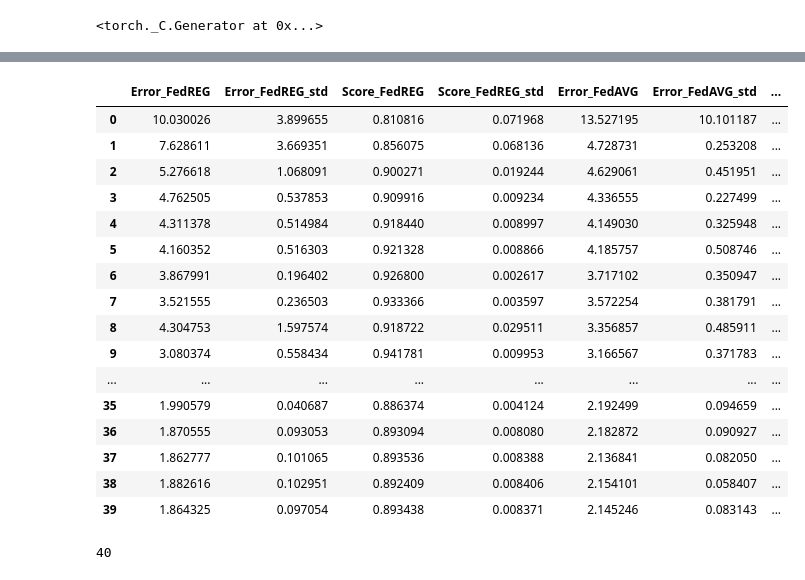
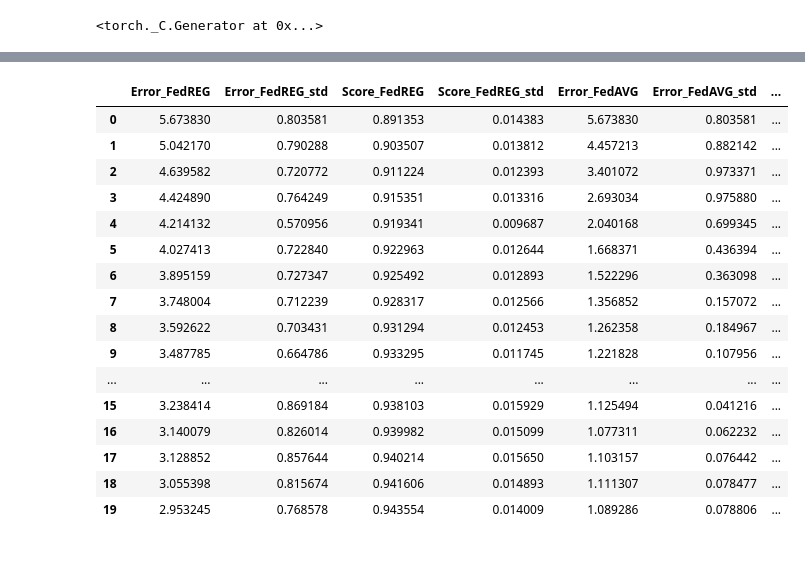
Before and after one commit to alexbergamasco96/NS_FederatedLearning, a Jupyter notebook: Multiprocessing_Iterations.ipynb, the cells around one changed output, grey strips where cells are left out. Cells and saved outputs as stored; diff of their text form; code cells hidden in the pictures.

```diff
--- a/Multiprocessing_Iterations.ipynb
+++ b/Multiprocessing_Iterations.ipynb
@@ -35,7 +35,7 @@ torch.manual_seed(0)
 <torch._C.Generator at 0x...>
 # %%
 test_family = 'NonLinearModel_NonLinearTask'
-test_name = 'test0'
+test_name = 'test8'
 # %%
 import concurrent.futures
 import multiprocessing as mp
@@ -170,20 +170,20 @@ df.to_csv("Results/Non_Stationary/"+test_family+"/data/"+test_name+".csv", index
 # %%
-pd.read_csv("Results/Non_Stationary/"+test_family+"/data/"+test_name+".csv")
+pd.read_csv("Results/Stationary/"+test_family+"/data/"+test_name+"_.csv")
 # %% [output]
 |  | Error_FedREG | Error_FedREG_std | Score_FedREG | Score_FedREG_std | Error_FedAVG | Error_FedAVG_std | ... |
-| 0 | 10.030026 | 3.899655 | 0.810816 | 0.071968 | 13.527195 | 10.101187 | ... |
-| 1 | 7.628611 | 3.669351 | 0.856075 | 0.068136 | 4.728731 | 0.253208 | ... |
-| 2 | 5.276618 | 1.068091 | 0.900271 | 0.019244 | 4.629061 | 0.451951 | ... |
-| 3 | 4.762505 | 0.537853 | 0.909916 | 0.009234 | 4.336555 | 0.227499 | ... |
-| 4 | 4.311378 | 0.514984 | 0.918440 | 0.008997 | 4.149030 | 0.325948 | ... |
-| 5 | 4.160352 | 0.516303 | 0.921328 | 0.008866 | 4.185757 | 0.508746 | ... |
-| 6 | 3.867991 | 0.196402 | 0.926800 | 0.002617 | 3.717102 | 0.350947 | ... |
-| 7 | 3.521555 | 0.236503 | 0.933366 | 0.003597 | 3.572254 | 0.381791 | ... |
-| 8 | 4.304753 | 1.597574 | 0.918722 | 0.029511 | 3.356857 | 0.485911 | ... |
-| 9 | 3.080374 | 0.558434 | 0.941781 | 0.009953 | 3.166567 | 0.371783 | ... |
+| 0 | 5.673830 | 0.803581 | 0.891353 | 0.014383 | 5.673830 | 0.803581 | ... |
+| 1 | 5.042170 | 0.790288 | 0.903507 | 0.013812 | 4.457213 | 0.882142 | ... |
+| 2 | 4.639582 | 0.720772 | 0.911224 | 0.012393 | 3.401072 | 0.973371 | ... |
+| 3 | 4.424890 | 0.764249 | 0.915351 | 0.013316 | 2.693034 | 0.975880 | ... |
+| 4 | 4.214132 | 0.570956 | 0.919341 | 0.009687 | 2.040168 | 0.699345 | ... |
+| 5 | 4.027413 | 0.722840 | 0.922963 | 0.012644 | 1.668371 | 0.436394 | ... |
+| 6 | 3.895159 | 0.727347 | 0.925492 | 0.012893 | 1.522296 | 0.363098 | ... |
+| 7 | 3.748004 | 0.712239 | 0.928317 | 0.012566 | 1.356852 | 0.157072 | ... |
+| 8 | 3.592622 | 0.703431 | 0.931294 | 0.012453 | 1.262358 | 0.184967 | ... |
+| 9 | 3.487785 | 0.664786 | 0.933295 | 0.011745 | 1.221828 | 0.107956 | ... |
 | ... | ... | ... | ... | ... | ... | ... | ... |
-| 35 | 1.990579 | 0.040687 | 0.886374 | 0.004124 | 2.192499 | 0.094659 | ... |
-| 36 | 1.870555 | 0.093053 | 0.893094 | 0.008080 | 2.182872 | 0.090927 | ... |
-| 37 | 1.862777 | 0.101065 | 0.893536 | 0.008388 | 2.136841 | 0.082050 | ... |
-| 38 | 1.882616 | 0.102951 | 0.892409 | 0.008406 | 2.154101 | 0.058407 | ... |
-| 39 | 1.864325 | 0.097054 | 0.893438 | 0.008371 | 2.145246 | 0.083143 | ... |
+| 15 | 3.238414 | 0.869184 | 0.938103 | 0.015929 | 1.125494 | 0.041216 | ... |
+| 16 | 3.140079 | 0.826014 | 0.939982 | 0.015099 | 1.077311 | 0.062232 | ... |
+| 17 | 3.128852 | 0.857644 | 0.940214 | 0.015650 | 1.103157 | 0.076442 | ... |
+| 18 | 3.055398 | 0.815674 | 0.941606 | 0.014893 | 1.111307 | 0.078477 | ... |
+| 19 | 2.953245 | 0.768578 | 0.943554 | 0.014009 | 1.089286 | 0.078806 | ... |
@@ -365,4 +189,0 @@ train_list_X, train_list_y, test_X, test_y = synthetic_dataset_creator(dataset_s
-# %%
-len(train_list_X)
-# %% [output]
-40
```
Also changed, not shown: parts of 6 cells of this notebook, 48 other files.
